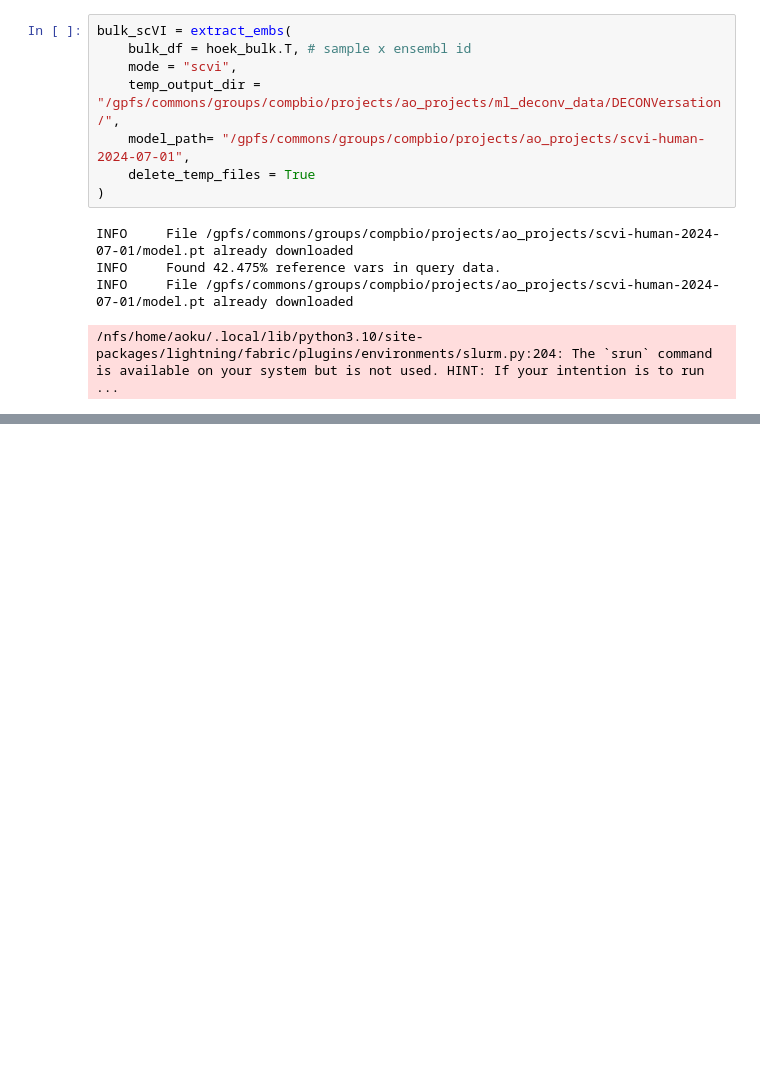
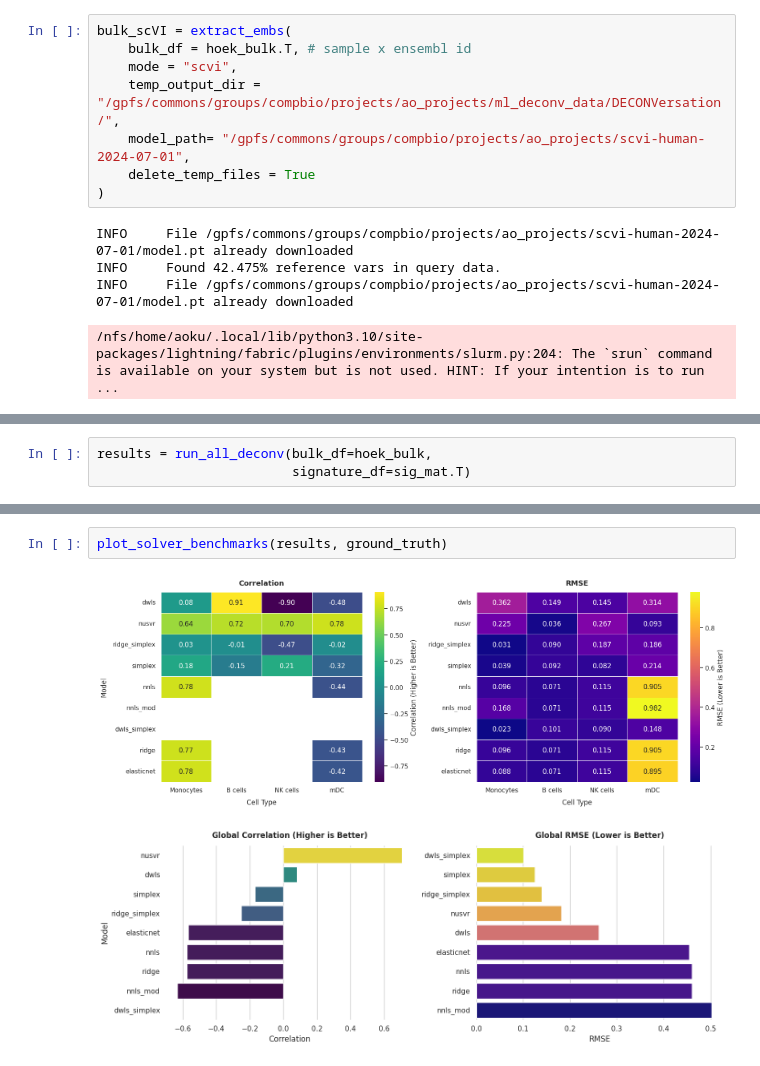
Before and after one commit to Eastmanmd/DECONVersation, a Jupyter notebook: tutorials/extracting_embeddings_from_bulk_all_solvers.ipynb, the cells around one changed output, grey strips where cells are left out. Cells and saved outputs as stored; diff of their text form; blank space fills up the shorter version.

```diff
--- a/tutorials/extracting_embeddings_from_bulk_all_solvers.ipynb
+++ b/tutorials/extracting_embeddings_from_bulk_all_solvers.ipynb
@@ -341,0 +380,3 @@ Running deconvolution...
+# %%
+results = run_all_deconv(bulk_df=hoek_bulk,
+                         signature_df=sig_mat.T)
@@ -341,0 +402,5 @@ Running deconvolution...
+# %%
+plot_solver_benchmarks(results, ground_truth)
+# %% [output]
+[figure, added]
+[figure, added]
```
Also changed, not shown: parts of 27 cells of this notebook, 1 other file.
